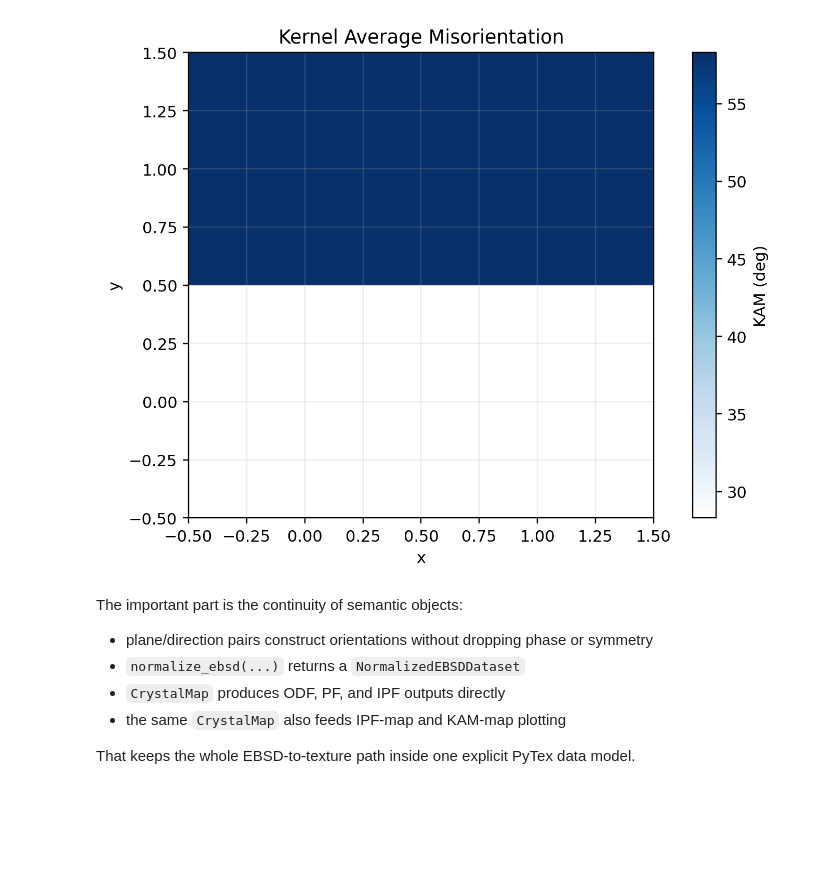
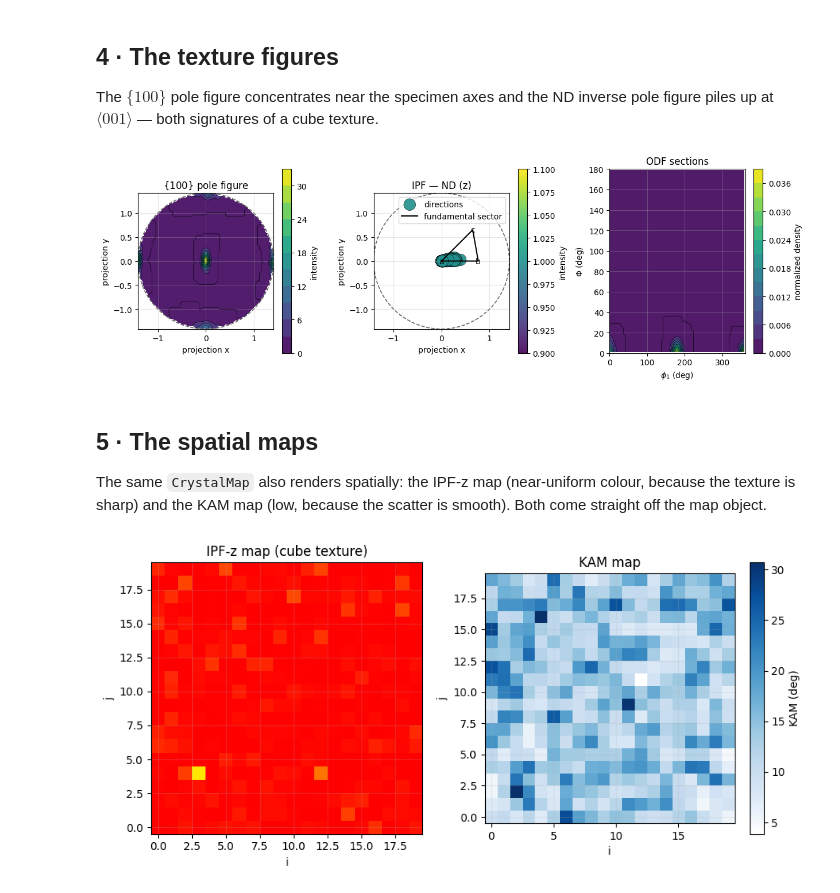
Before and after one commit to kvmani/pytex, a Jupyter notebook: docs/site/tutorials/notebooks/16_ebsd_to_texture_outputs.ipynb, the cells around one changed output. Saved outputs shown, nothing was run; the diff lists cells and outputs as text; code cells hidden in the pictures; blank space fills up the shorter version.

```diff
--- a/docs/site/tutorials/notebooks/16_ebsd_to_texture_outputs.ipynb
+++ b/docs/site/tutorials/notebooks/16_ebsd_to_texture_outputs.ipynb
@@ -242,9 +87,17 @@ ODF weights: [0.25 0.25 0.25 0.25]
 # %%
-odf_figure = plot_odf(report.odf, kind="sections", section_phi2_deg=(0.0, 45.0))
-pole_figure = plot_pole_figure(report.pole_figures[0], kind="contour")
-inverse_pole_figure = plot_inverse_pole_figure(report.inverse_pole_figures[0])
-ipf_map = plot_ipf_map(dataset.crystal_map, direction="z")
-kam_map = plot_kam_map(dataset.crystal_map)
+ny, nx = 20, 20
+row, col = np.meshgrid(np.arange(ny), np.arange(nx), indexing="ij")
+coordinates = np.column_stack([col.ravel().astype(float), row.ravel().astype(float)])
+euler = rng.normal(0.0, 7.0, size=(ny * nx, 3))  # scatter about cube (0,0,0)
 
-odf_figure
+orientations = OrientationSet.from_euler_angles(
+    euler, crystal_frame=crystal, specimen_frame=specimen,
+    symmetry=symmetry, degrees=True, phase=phase,
+)
+crystal_map = CrystalMap(
+    coordinates=coordinates, orientations=orientations, map_frame=map_frame,
+    phase_entries=(CrystalMapPhase(phase_id=1, name=phase.name, symmetry=symmetry, phase=phase),),
+    phase_ids=np.ones(ny * nx, dtype=int), grid_shape=(ny, nx), step_sizes=(1.0, 1.0),
+)
+print("map points:", crystal_map.summary()["point_count"])
 # %% [output]
@@ -261,3 +111,13 @@ pole_figure
 # %%
-inverse_pole_figure
+report = crystal_map.texture_report(
+    poles=([1, 0, 0], [1, 1, 1]),
+    sample_directions=("x", "z"),
+    plot=False,
+)
+print("pole figures        :", len(report.pole_figures))
+print("inverse pole figures:", len(report.inverse_pole_figures))
+print("ODF over N pixels   :", len(report.odf.normalized_weights))
+assert len(report.pole_figures) == 2
+assert len(report.inverse_pole_figures) == 2
+assert len(report.odf.normalized_weights) == ny * nx
 # %% [output]
@@ -269,13 +127,33 @@ ipf_map
+# %% [markdown]
+## 4 · The texture figures
+
+The $\{100\}$ pole figure concentrates near the specimen axes and the ND inverse pole
+figure piles up at $\langle001\rangle$ — both signatures of a cube texture.
 # %%
-kam_map
+import matplotlib.pyplot as plt
+
+fig, axes = plt.subplots(1, 3, figsize=(12.5, 4.2))
+plot_pole_figure(report.pole_figures[0], kind="contour", levels=10,
+                 title=r"$\{100\}$ pole figure", ax=axes[0])
+plot_inverse_pole_figure(report.inverse_pole_figures[1],
+                         title="IPF — ND (z)", ax=axes[1])
+plot_odf(report.odf, kind="contour", section_phi2_deg=(0.0, 45.0),
+         title="ODF sections", ax=axes[2])
+fig.tight_layout()
 # %% [output]
-[figure, old version]
+[figure, new version]
 # %% [markdown]
-The important part is the continuity of semantic objects:
+## 5 · The spatial maps
 
-- plane/direction pairs construct orientations without dropping phase or symmetry
-- `normalize_ebsd(...)` returns a `NormalizedEBSDDataset`
-- `CrystalMap` produces ODF, PF, and IPF outputs directly
-- the same `CrystalMap` also feeds IPF-map and KAM-map plotting
-
-That keeps the whole EBSD-to-texture path inside one explicit PyTex data model.
+The same `CrystalMap` also renders spatially: the IPF-z map (near-uniform colour,
+because the texture is sharp) and the KAM map (low, because the scatter is smooth). Both
+come straight off the map object.
+# %%
+fig, axes = plt.subplots(1, 2, figsize=(9.2, 4.4))
+plot_ipf_map(crystal_map, direction="z", ax=axes[0])
+axes[0].set_title("IPF-z map (cube texture)")
+plot_kam_map(crystal_map, ax=axes[1])
+axes[1].set_title("KAM map")
+fig.tight_layout()
+# %% [output]
+[figure, added]
```
Also changed, not shown: parts of 13 cells of this notebook, 22 other files.
